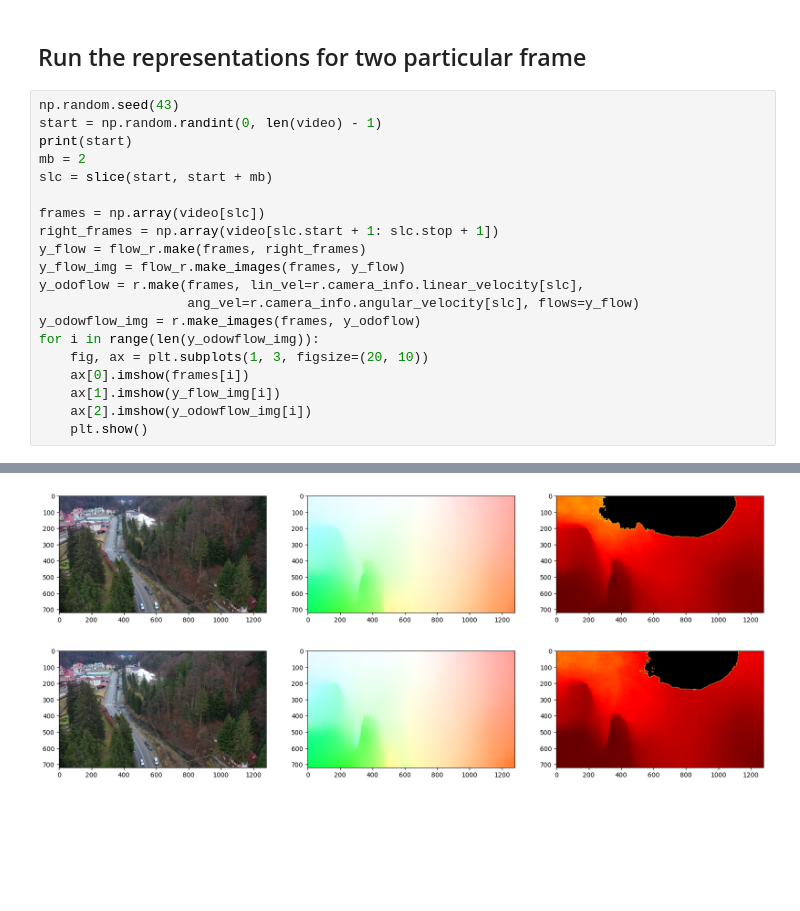
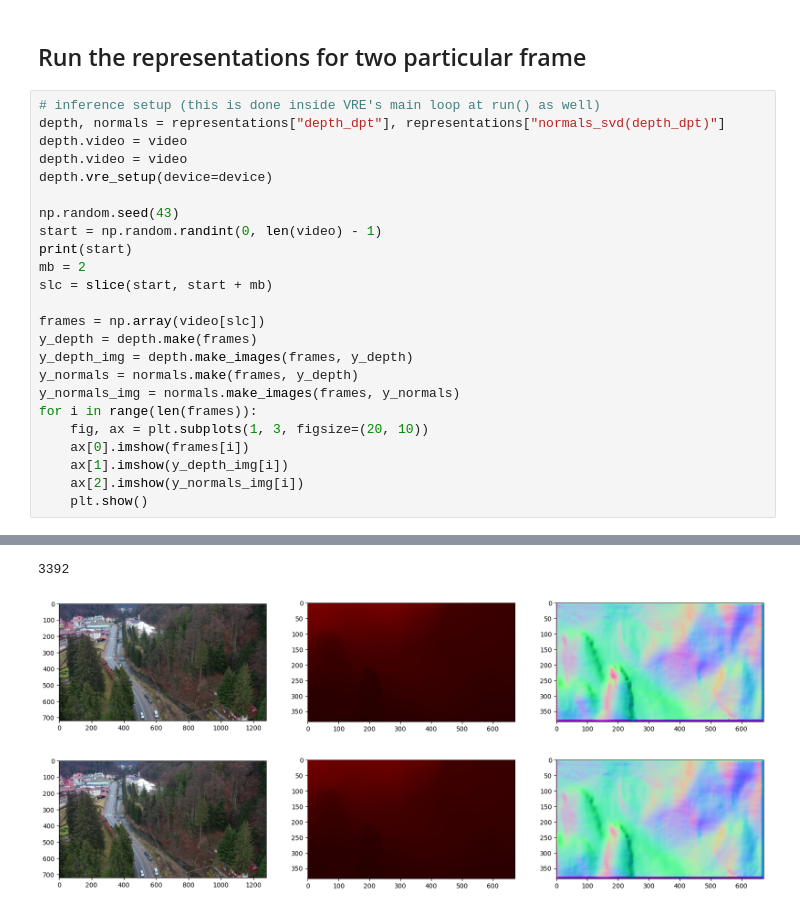
Before and after one commit to Meehai/video-representations-extractor, a Jupyter notebook: examples/notebooks/dev_representation_manual.ipynb, the cells around one changed output, grey strips where cells are left out. Cells and saved outputs as stored; diff of their text form; blank space fills up the shorter version.

Commit message:
Remove Odoflow (for now) and a bunch of small changes

```diff
--- a/examples/notebooks/dev_representation_manual.ipynb
+++ b/examples/notebooks/dev_representation_manual.ipynb
@@ -70,6 +76,12 @@ To: /home/mihai/code/video-representations-extractor/weights/raft/raft-things.pk
 # %% [markdown]
 ## Run the representations for two particular frame
 # %%
+# inference setup (this is done inside VRE's main loop at run() as well)
+depth, normals = representations["depth_dpt"], representations["normals_svd(depth_dpt)"]
+depth.video = video
+depth.video = video
+depth.vre_setup(device=device)
+
 np.random.seed(43)
 start = np.random.randint(0, len(video) - 1)
 print(start)
@@ -77,16 +89,14 @@ mb = 2
 slc = slice(start, start + mb)
 
 frames = np.array(video[slc])
-right_frames = np.array(video[slc.start + 1: slc.stop + 1])
-y_flow = flow_r.make(frames, right_frames)
-y_flow_img = flow_r.make_images(frames, y_flow)
-y_odoflow = r.make(frames, lin_vel=r.camera_info.linear_velocity[slc],
-                   ang_vel=r.camera_info.angular_velocity[slc], flows=y_flow)
-y_odowflow_img = r.make_images(frames, y_odoflow)
-for i in range(len(y_odowflow_img)):
+y_depth = depth.make(frames)
+y_depth_img = depth.make_images(frames, y_depth)
+y_normals = normals.make(frames, y_depth)
+y_normals_img = normals.make_images(frames, y_normals)
+for i in range(len(frames)):
     fig, ax = plt.subplots(1, 3, figsize=(20, 10))
     ax[0].imshow(frames[i])
-    ax[1].imshow(y_flow_img[i])
-    ax[2].imshow(y_odowflow_img[i])
+    ax[1].imshow(y_depth_img[i])
+    ax[2].imshow(y_normals_img[i])
     plt.show()
 # %% [output]
@@ -94,2 +104,3 @@ for i in range(len(y_odowflow_img)):
+3392
-[figure, old version]
+[figure, new version]
-[figure, old version]
+[figure, new version]
```
Also changed, not shown: parts of 4 cells of this notebook, 23 other files.
